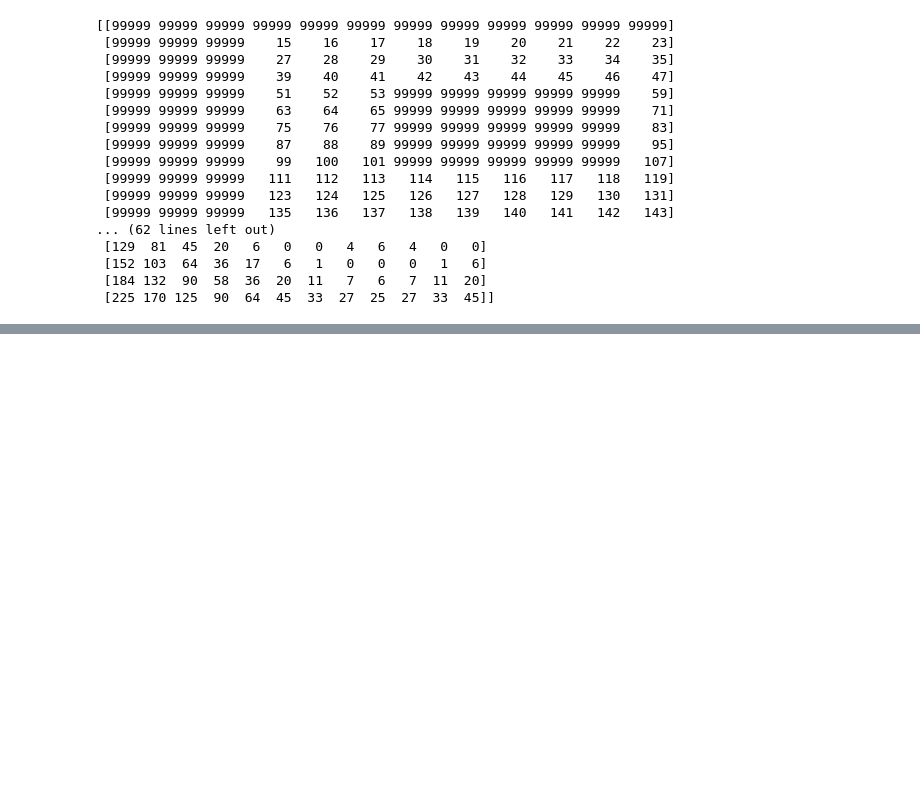
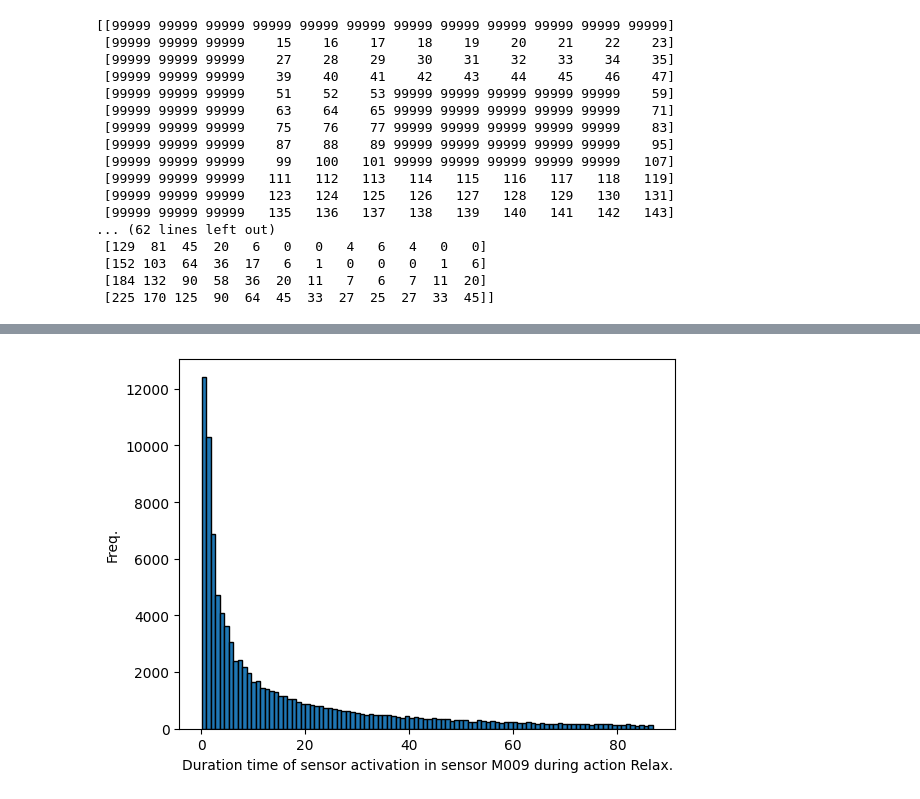
Before and after one commit to tanakai0/SensorDataSimulator, a Jupyter notebook: temp_test.ipynb, the cells around one changed output, grey strips where cells are left out. Drawn from its saved outputs; the diff is of its cells as text; code cells hidden in the pictures; blank space fills up the shorter version.

```diff
--- a/temp_test.ipynb
+++ b/temp_test.ipynb
@@ -273,0 +413,25 @@ print(nrt)
+# %%
+import matplotlib.pyplot as plt
+
+def delete_outlier_value(data):
+    Q1 = np.percentile(data, 25)
+    Q3 = np.percentile(data, 75)
+    IQR = Q3 - Q1
+    lower_bound = Q1 - 1.5 * IQR
+    upper_bound = Q3 + 1.5 * IQR
+    return [x for x in data if lower_bound <= x <= upper_bound]
+
+activity = "Relax"
+sensor = "M009"
+status = "OFF to ON"
+key = (activity, sensor, status)
+numbers = duration_dict[key]
+numbers = delete_outlier_value(numbers)
+# numbers = sorted(numbers)[:-2]
+
+plt.hist(numbers, bins=100, edgecolor='black')
+plt.xlabel(f"Duration time of sensor activation in sensor {sensor} during action {activity}.")
+plt.ylabel('Freq.')
+plt.show()
+# %% [output]
+[figure, added]
```
Also changed, not shown: parts of 1 cell of this notebook, 5 other files.
